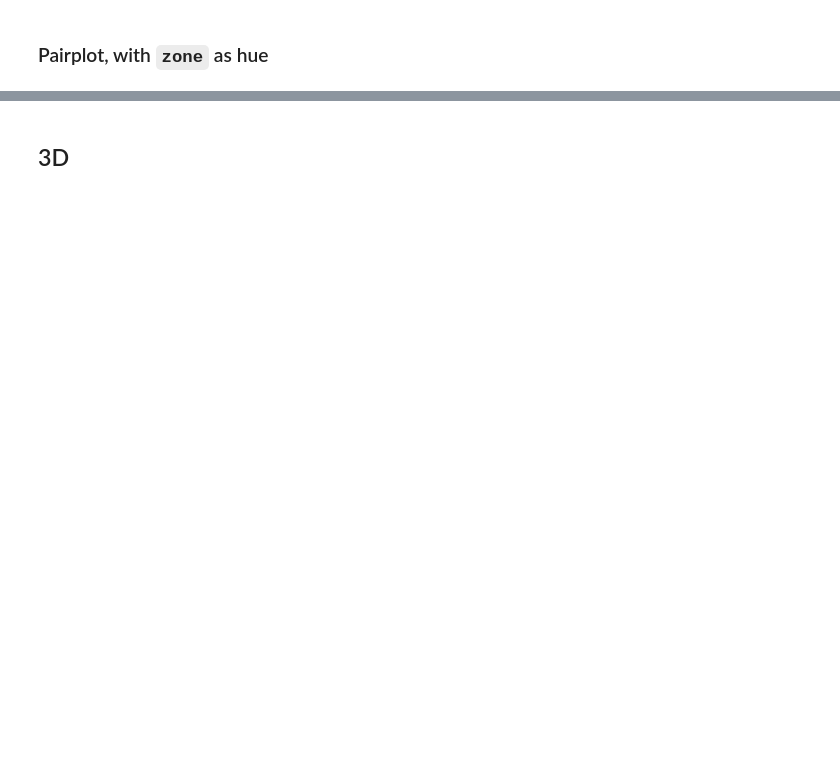
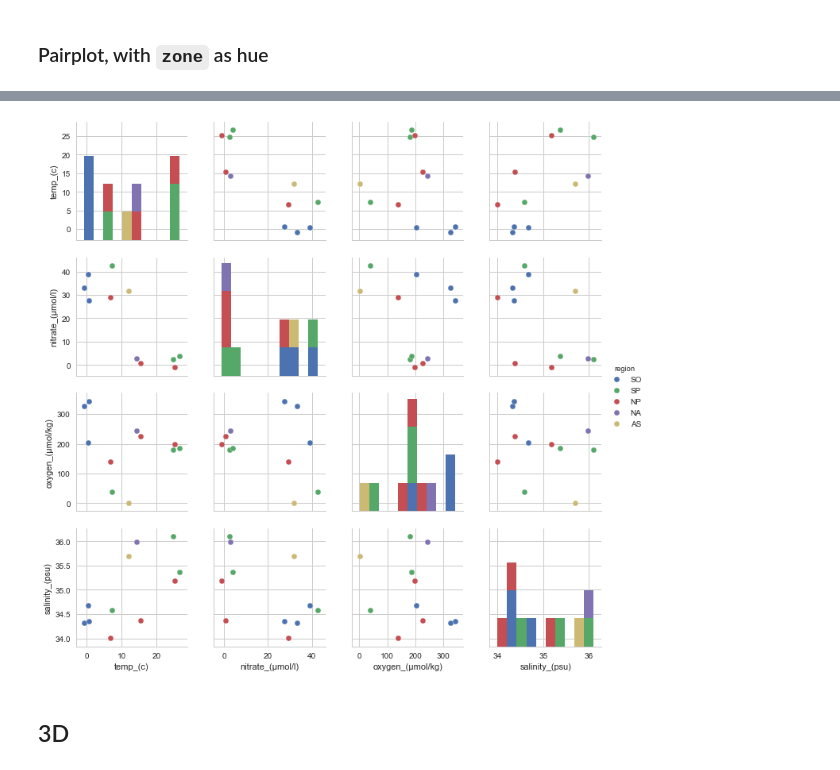
Before and after one commit to dustinmichels/biol338-final-project, a Jupyter notebook: analysis/scripts/PCA.ipynb, the cells around one changed output, grey strips where cells are left out. Cells and saved outputs as stored; diff of their text form; code cells hidden in the pictures; blank space fills up the shorter version.

```diff
--- a/analysis/scripts/PCA.ipynb
+++ b/analysis/scripts/PCA.ipynb
@@ -237,3 +276,11 @@ f.savefig(
+# %%
+f = sns.pairplot(meta, hue='region')
+
+f.savefig(
+    f'{img_path}pca-pair/pair_region.png',
+    bbox_inches='tight', dpi=250)
+# %% [output]
+[figure, added]
 # %% [markdown]
 ## 3D
 # %%
```
Also changed, not shown: parts of 12 cells of this notebook, 56 other files.
